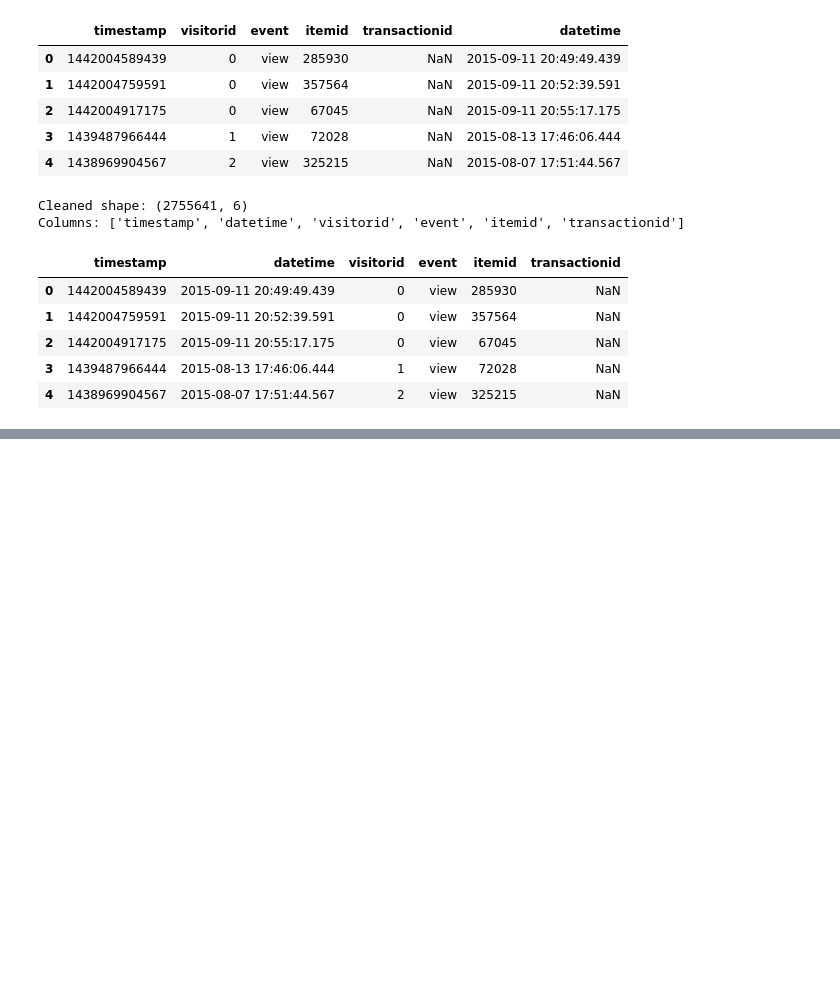
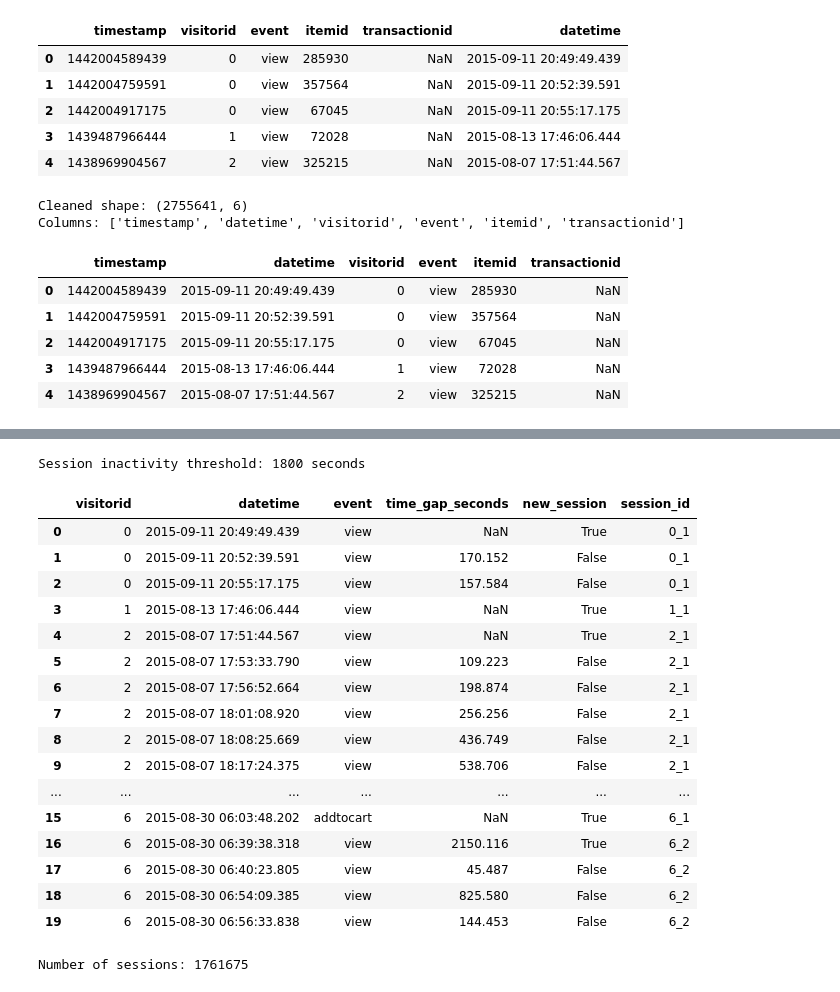
Before and after one commit to keshiniPaul/Ecommerce-purchase-prediction-DeepLearning, a Jupyter notebook: notebooks/Transformer_RetailRocket_Keshini.ipynb, the cells around one changed output, grey strips where cells are left out. Cells and saved outputs as stored; diff of their text form; code cells hidden in the pictures; blank space fills up the shorter version.

Commit message:
Implement 30-minute inactivity sessionization.

```diff
--- a/notebooks/Transformer_RetailRocket_Keshini.ipynb
+++ b/notebooks/Transformer_RetailRocket_Keshini.ipynb
@@ -497,0 +587,62 @@ Columns: ['timestamp', 'datetime', 'visitorid', 'event', 'itemid', 'transactioni
+# %%
+SESSION_GAP_SECONDS = 30 * 60
+
+print(
+    "Session inactivity threshold:",
+    SESSION_GAP_SECONDS,
+    "seconds"
+)
+# %% [output]
+Session inactivity threshold: 1800 seconds
+# %%
+events_clean["new_session"] = (
+    events_clean["previous_datetime"].isna() |
+    (events_clean["time_gap_seconds"] > SESSION_GAP_SECONDS)
+)
+# %%
+events_clean["session_number"] = (
+    events_clean
+    .groupby("visitorid")["new_session"]
+    .cumsum()
+)
+# %%
+events_clean["session_id"] = (
+    events_clean["visitorid"].astype(str)
+    + "_"
+    + events_clean["session_number"].astype(str)
+)
+# %%
+events_clean[
+    [
+        "visitorid",
+        "datetime",
+        "event",
+        "time_gap_seconds",
+        "new_session",
+        "session_id"
+    ]
+].head(20)
+# %% [output]
+|  | visitorid | datetime | event | time_gap_seconds | new_session | session_id |
+| 0 | 0 | 2015-09-11 20:49:49.439 | view | NaN | True | 0_1 |
+| 1 | 0 | 2015-09-11 20:52:39.591 | view | 170.152 | False | 0_1 |
+| 2 | 0 | 2015-09-11 20:55:17.175 | view | 157.584 | False | 0_1 |
+| 3 | 1 | 2015-08-13 17:46:06.444 | view | NaN | True | 1_1 |
+| 4 | 2 | 2015-08-07 17:51:44.567 | view | NaN | True | 2_1 |
+| 5 | 2 | 2015-08-07 17:53:33.790 | view | 109.223 | False | 2_1 |
+| 6 | 2 | 2015-08-07 17:56:52.664 | view | 198.874 | False | 2_1 |
+| 7 | 2 | 2015-08-07 18:01:08.920 | view | 256.256 | False | 2_1 |
+| 8 | 2 | 2015-08-07 18:08:25.669 | view | 436.749 | False | 2_1 |
+| 9 | 2 | 2015-08-07 18:17:24.375 | view | 538.706 | False | 2_1 |
+| ... | ... | ... | ... | ... | ... | ... |
+| 15 | 6 | 2015-08-30 06:03:48.202 | addtocart | NaN | True | 6_1 |
+| 16 | 6 | 2015-08-30 06:39:38.318 | view | 2150.116 | True | 6_2 |
+| 17 | 6 | 2015-08-30 06:40:23.805 | view | 45.487 | False | 6_2 |
+| 18 | 6 | 2015-08-30 06:54:09.385 | view | 825.580 | False | 6_2 |
+| 19 | 6 | 2015-08-30 06:56:33.838 | view | 144.453 | False | 6_2 |
+# %%
+number_of_sessions = events_clean["session_id"].nunique()
+
+print("Number of sessions:", number_of_sessions)
+# %% [output]
+Number of sessions: 1761675
```
Also changed, not shown: parts of 12 cells of this notebook.
